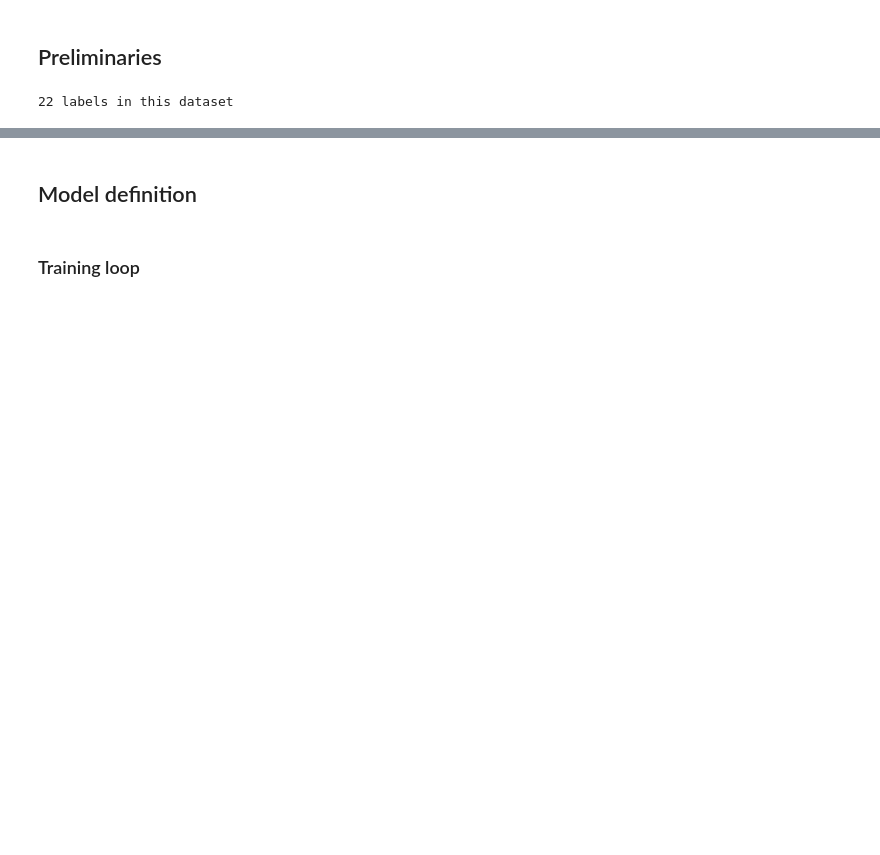
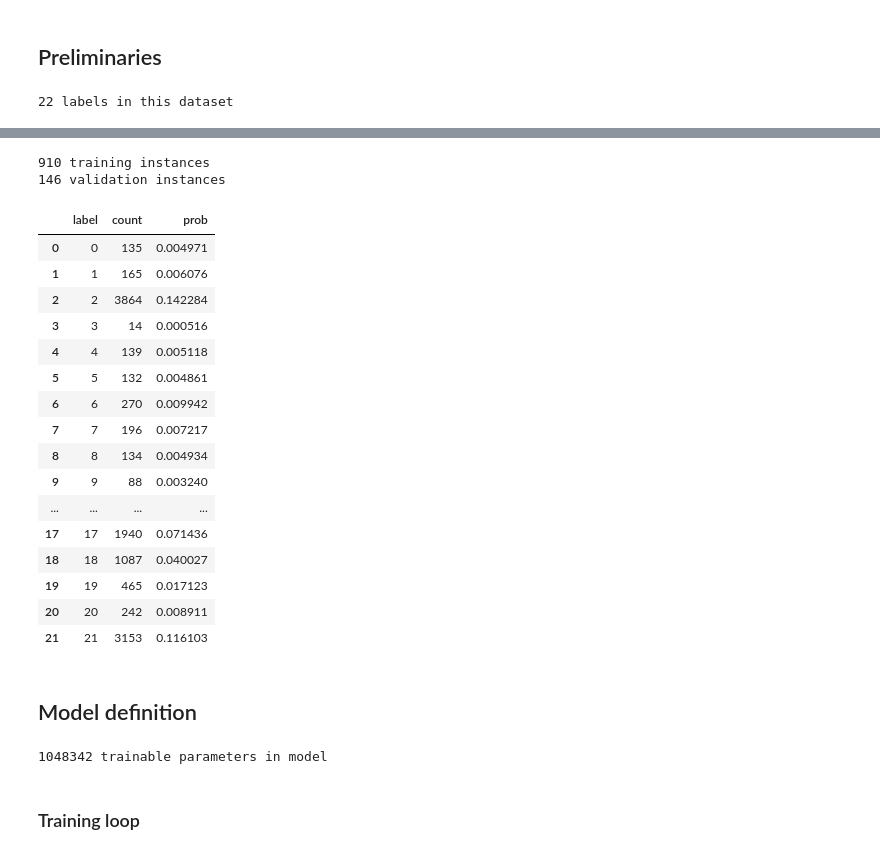
Before and after one commit to odyssey-geospatial/verge, a Jupyter notebook: 02-mgm/35.1-model-2.ipynb, the cells around one changed output, grey strips where cells are left out. Cells and saved outputs as stored; diff of their text form; code cells hidden in the pictures; blank space fills up the shorter version.

```diff
--- a/02-mgm/35.1-model-2.ipynb
+++ b/02-mgm/35.1-model-2.ipynb
@@ -33,11 +22,11 @@ Successfully installed geo_encodings-1.0.4
 # %%
 # Local processing setup
-# project_home = '..'
+project_home = '..'
 # %% [markdown]
 ## Source
 # %%
 # The name of the ROI to use.
-roi_name = 'newengland'
+roi_name = 'ne-dev'
 
 # The name of the general-purpose data directory.
 data_home = '%s/data' % (project_home)
@@ -118,3 +110,8 @@ label_name_lookup = {
 }
 # %% [output]
 22 labels in this dataset
+# %%
+# Read the file that gives class probabilities.
+fname = '%s/class_info.csv' % roi_home
+class_info = pd.read_csv(fname)
+print('%d class info records' % len(class_info))
@@ -194,3 +127,34 @@ reading /content/drive/MyDrive/Projects/verge/data/newengland/encodings/0700w-41
+# %%
+# Get a list of AOI folders.
+globstring = '%s/encodings/*' % roi_home
+aoi_dnames = glob.glob(globstring)
+
+# Loop over those, adding their files to either the train or val sets.
+train_fnames = []
+val_fnames = []
+split_records = []
+np.random.seed(5)
+for aoi_dname in aoi_dnames:
+    globstring = '%s/*.npz' % aoi_dname
+    tile_fnames = glob.glob(globstring)
+    if np.random.random() < train_fraction:
+        split = 'train'
+        train_fnames += tile_fnames
+    else:
+        split = 'val'
+        val_fnames += tile_fnames
+    # print('added %d files to the %s set' % (len(tile_fnames), split))
+    split_records.append({'aoi': aoi_dname, 'split': split})
+
+print('%d training instances' % len(train_fnames))
+print('%d validation instances' % len(val_fnames))
+
+# Save the split records
+fname = '%s/splits-%s.csv' % (roi_home, run_id)
+pd.DataFrame(split_records).to_csv(fname, index=False)
+# %% [output]
+910 training instances
+146 validation instances
 # %%
 # # Test that.
 # dataset = VergeDataset(train_tiles, n_classes, mask_fraction=0.15)
@@ -200,4 +164,24 @@ reading /content/drive/MyDrive/Projects/verge/data/newengland/encodings/0700w-41
 # print('batch_features.shape', batch_features.shape)
 # print('batch_labels.shape', batch_labels.shape)
 # print('batch_attention_mask.shape', batch_attention_mask.shape)
+# %%
+class_info
+# %% [output]
+|  | label | count | prob |
+| 0 | 0 | 135 | 0.004971 |
+| 1 | 1 | 165 | 0.006076 |
+| 2 | 2 | 3864 | 0.142284 |
+| 3 | 3 | 14 | 0.000516 |
+| 4 | 4 | 139 | 0.005118 |
+| 5 | 5 | 132 | 0.004861 |
+| 6 | 6 | 270 | 0.009942 |
+| 7 | 7 | 196 | 0.007217 |
+| 8 | 8 | 134 | 0.004934 |
+| 9 | 9 | 88 | 0.003240 |
+| ... | ... | ... | ... |
+| 17 | 17 | 1940 | 0.071436 |
+| 18 | 18 | 1087 | 0.040027 |
+| 19 | 19 | 465 | 0.017123 |
+| 20 | 20 | 242 | 0.008911 |
+| 21 | 21 | 3153 | 0.116103 |
 # %%
@@ -235,6 +224,8 @@ model = GeospatialTransformer(
 )
 n_param = sum(p.numel() for p in model.parameters() if p.requires_grad)
 print('%d trainable parameters in model' % n_param)
+# %% [output]
+1048342 trainable parameters in model
 # %%
 # Testing
 # dataset = VergeDataset(train_tiles, n_classes, mask_fraction=0.15)
```
Also changed, not shown: parts of 15 cells of this notebook, 3 other files.
